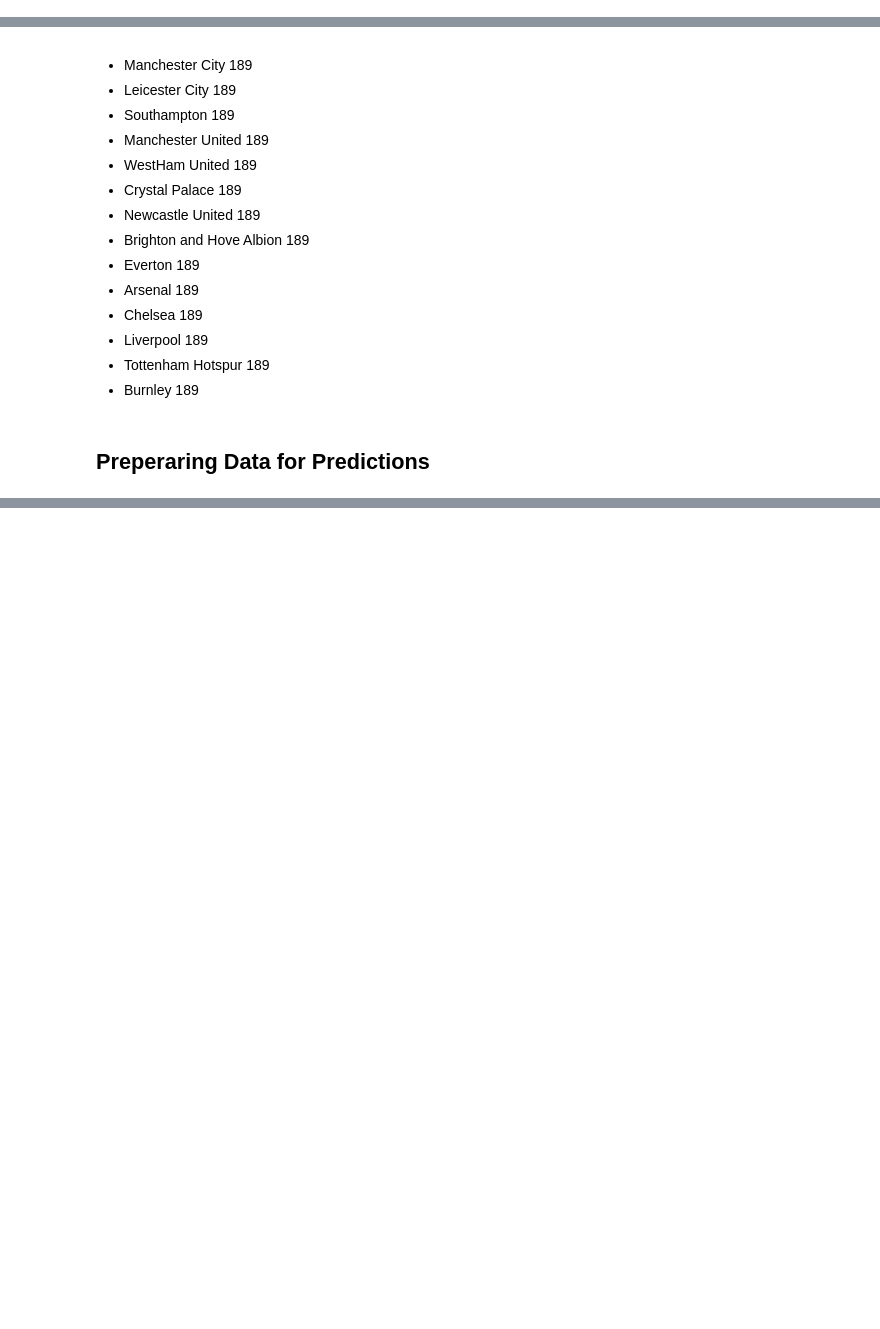
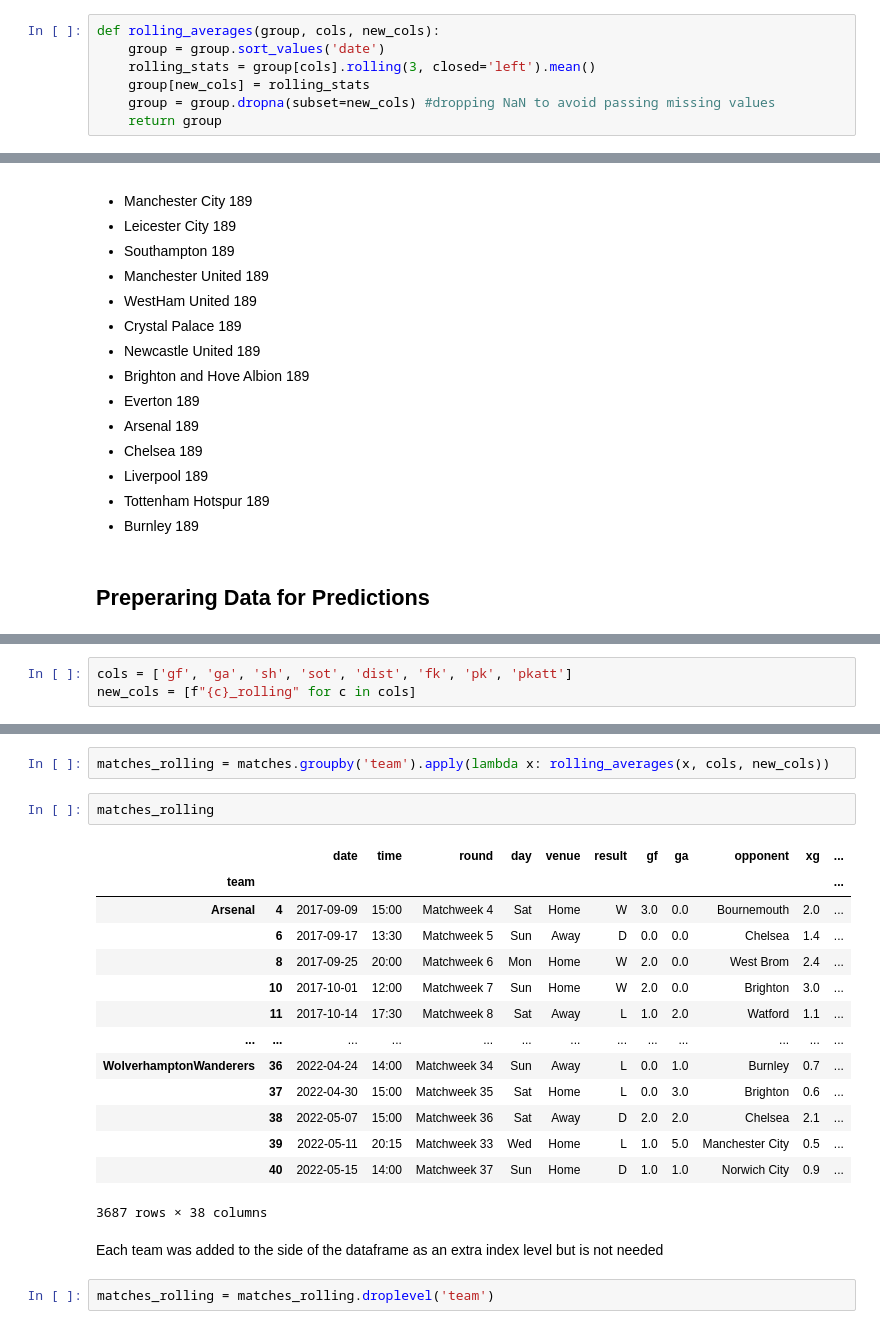
Before and after one commit to maco-data/ML_EPL, a Jupyter notebook: predictions.ipynb, the cells around one changed output, grey strips where cells are left out. Drawn from its saved outputs; the diff is of its cells as text; blank space fills up the shorter version.

```diff
--- a/predictions.ipynb
+++ b/predictions.ipynb
@@ -5,6 +5,13 @@ import matplotlib.pyplot as plt
 import seaborn
 from sklearn.ensemble import RandomForestClassifier
 from sklearn.metrics import accuracy_score, precision_score
+# %%
+def rolling_averages(group, cols, new_cols):
+    group = group.sort_values('date')
+    rolling_stats = group[cols].rolling(3, closed='left').mean()
+    group[new_cols] = rolling_stats
+    group = group.dropna(subset=new_cols) #dropping NaN to avoid passing missing values
+    return group
 # %%
 # Importing files
 season_1 = pd.read_csv("datasets/matches_2017-2018.csv", index_col=0)
@@ -92,0 +223,3 @@ Played 5 Seasons
+# %%
+cols = ['gf', 'ga', 'sh', 'sot', 'dist', 'fk', 'pk', 'pkatt']
+new_cols = [f"{c}_rolling" for c in cols]
@@ -92,0 +253,23 @@ Played 5 Seasons
+# %%
+matches_rolling = matches.groupby('team').apply(lambda x: rolling_averages(x, cols, new_cols))
+# %%
+matches_rolling
+# %% [output]
+|  |  | date | time | round | day | venue | result | gf | ga | opponent | xg | ... |
+| team |  |  |  |  |  |  |  |  |  |  |  | ... |
+| Arsenal | 4 | 2017-09-09 | 15:00 | Matchweek 4 | Sat | Home | W | 3.0 | 0.0 | Bournemouth | 2.0 | ... |
+|  | 6 | 2017-09-17 | 13:30 | Matchweek 5 | Sun | Away | D | 0.0 | 0.0 | Chelsea | 1.4 | ... |
+|  | 8 | 2017-09-25 | 20:00 | Matchweek 6 | Mon | Home | W | 2.0 | 0.0 | West Brom | 2.4 | ... |
+|  | 10 | 2017-10-01 | 12:00 | Matchweek 7 | Sun | Home | W | 2.0 | 0.0 | Brighton | 3.0 | ... |
+|  | 11 | 2017-10-14 | 17:30 | Matchweek 8 | Sat | Away | L | 1.0 | 2.0 | Watford | 1.1 | ... |
+| ... | ... | ... | ... | ... | ... | ... | ... | ... | ... | ... | ... | ... |
+| WolverhamptonWanderers | 36 | 2022-04-24 | 14:00 | Matchweek 34 | Sun | Away | L | 0.0 | 1.0 | Burnley | 0.7 | ... |
+|  | 37 | 2022-04-30 | 15:00 | Matchweek 35 | Sat | Home | L | 0.0 | 3.0 | Brighton | 0.6 | ... |
+|  | 38 | 2022-05-07 | 15:00 | Matchweek 36 | Sat | Away | D | 2.0 | 2.0 | Chelsea | 2.1 | ... |
+|  | 39 | 2022-05-11 | 20:15 | Matchweek 33 | Wed | Home | L | 1.0 | 5.0 | Manchester City | 0.5 | ... |
+|  | 40 | 2022-05-15 | 14:00 | Matchweek 37 | Sun | Home | D | 1.0 | 1.0 | Norwich City | 0.9 | ... |
+3687 rows × 38 columns
+# %% [markdown]
+Each team was added to the side of the dataframe as an extra index level but is not needed
+# %%
+matches_rolling = matches_rolling.droplevel('team')
```
Also changed, not shown: parts of 38 cells of this notebook.
